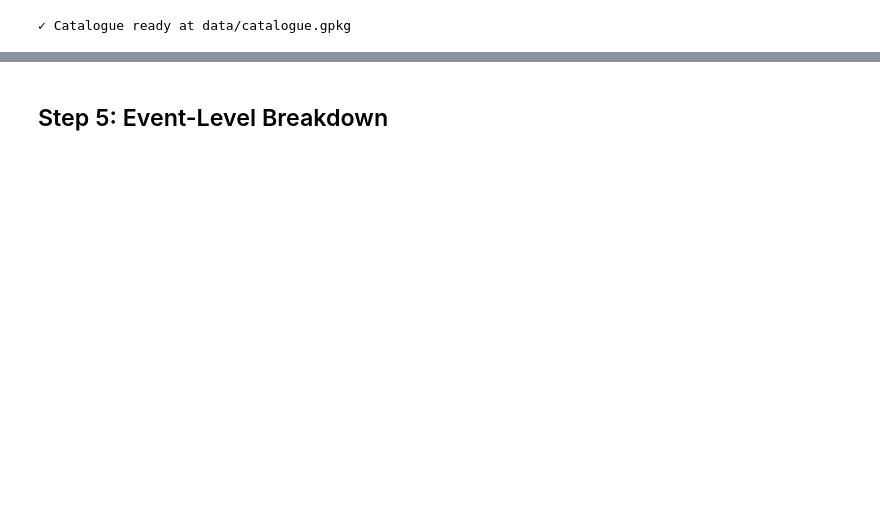
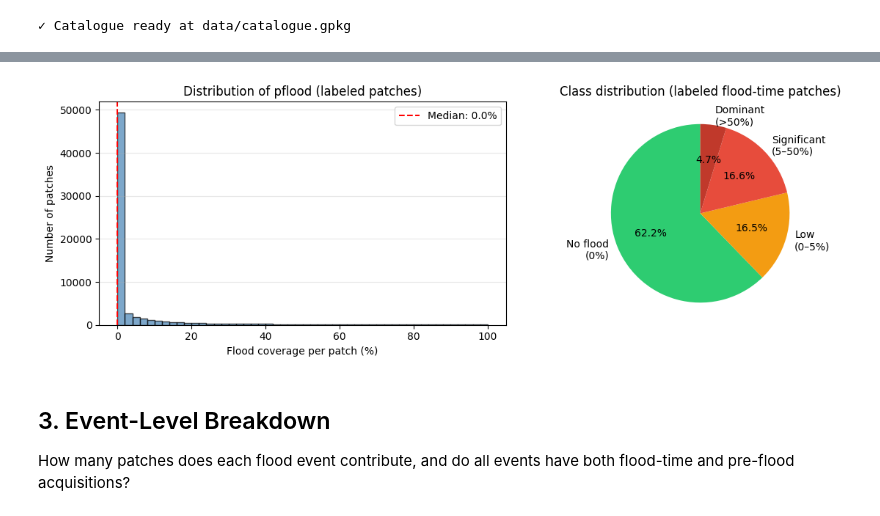
Before and after one commit to opageo/atlantis, a Jupyter notebook: notebooks/drafts/kurosiwo_eda.ipynb, the cells around one changed output, grey strips where cells are left out. Cells and saved outputs as stored; diff of their text form; code cells hidden in the pictures; blank space fills up the shorter version.

```diff
--- a/notebooks/drafts/kurosiwo_eda.ipynb
+++ b/notebooks/drafts/kurosiwo_eda.ipynb
@@ -226,0 +109,14 @@ EVENT SUMMARY (all 43 flood events):
+# %%
+# Class breakdown — among patches that HAVE a flood label (pflood is not NaN)
+s_labeled = s.dropna()
+n_labeled = len(s_labeled)
+n_unlabeled = len(s) - n_labeled
+print(f"Flood-time patches with a pflood label:    {n_labeled:>8,}  ({100*n_labeled/len(s):.1f}%)")
+print(f"Flood-time patches without label (NaN):    {n_unlabeled:>8,}  ({100*n_unlabeled/len(s):.1f}%)")
+print()
+no_flood  = (s_labeled == 0).sum()
+low       = ((s_labeled > 0)  & (s_labeled <= 5)).sum()
+mid       = ((s_labeled > 5)  & (s_labeled <= 50)).sum()
+high      = (s_labeled > 50).sum()
+for label, n in [('No flood (0%)', no_flood), ('Low (0–5%)', low), ('Significant (5–50%)', mid), ('Dominant (>50%)', high)]:
+    print(f"  {label:25s}  {n:>8,}  ({100*n/n_labeled:.1f}% of labeled)")
@@ -227,2 +131,26 @@ EVENT SUMMARY (all 43 flood events):
+# %%
+# Visualise the pflood distribution and class imbalance (labeled patches only)
+fig, (ax1, ax2) = plt.subplots(1, 2, figsize=(12, 4))
+
+ax1.hist(s_labeled, bins=50, color='steelblue', edgecolor='black', alpha=0.7)
+ax1.axvline(s_labeled.median(), color='red', linestyle='--', linewidth=1.5, label=f'Median: {s_labeled.median():.1f}%')
+ax1.set_xlabel('Flood coverage per patch (%)')
+ax1.set_ylabel('Number of patches')
+ax1.set_title('Distribution of pflood (labeled patches)')
+ax1.legend()
+ax1.grid(axis='y', alpha=0.3)
+
+counts = [no_flood, low, mid, high]
+labels = ['No flood\n(0%)', 'Low\n(0–5%)', 'Significant\n(5–50%)', 'Dominant\n(>50%)']
+colors = ['#2ecc71', '#f39c12', '#e74c3c', '#c0392b']
+ax2.pie(counts, labels=labels, autopct='%1.1f%%', colors=colors, startangle=90)
+ax2.set_title('Class distribution (labeled flood-time patches)')
+
+plt.tight_layout()
+plt.show()
+# %% [output]
+[figure, added]
 # %% [markdown]
-## Step 5: Event-Level Breakdown
+## 3. Event-Level Breakdown
+
+How many patches does each flood event contribute, and do all events have both flood-time and pre-flood acquisitions?
```
Also changed, not shown: parts of 26 cells of this notebook, 1 other file.
